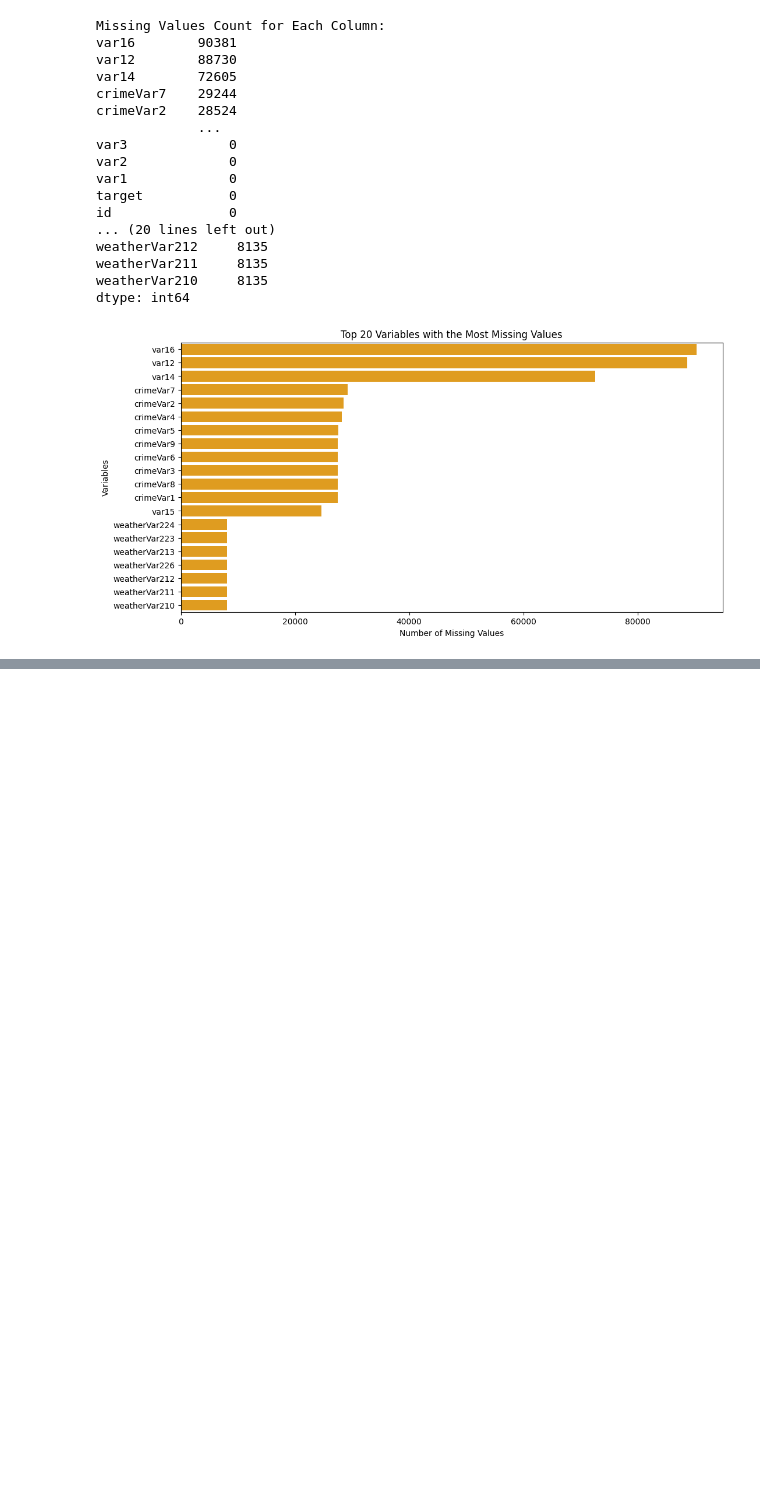
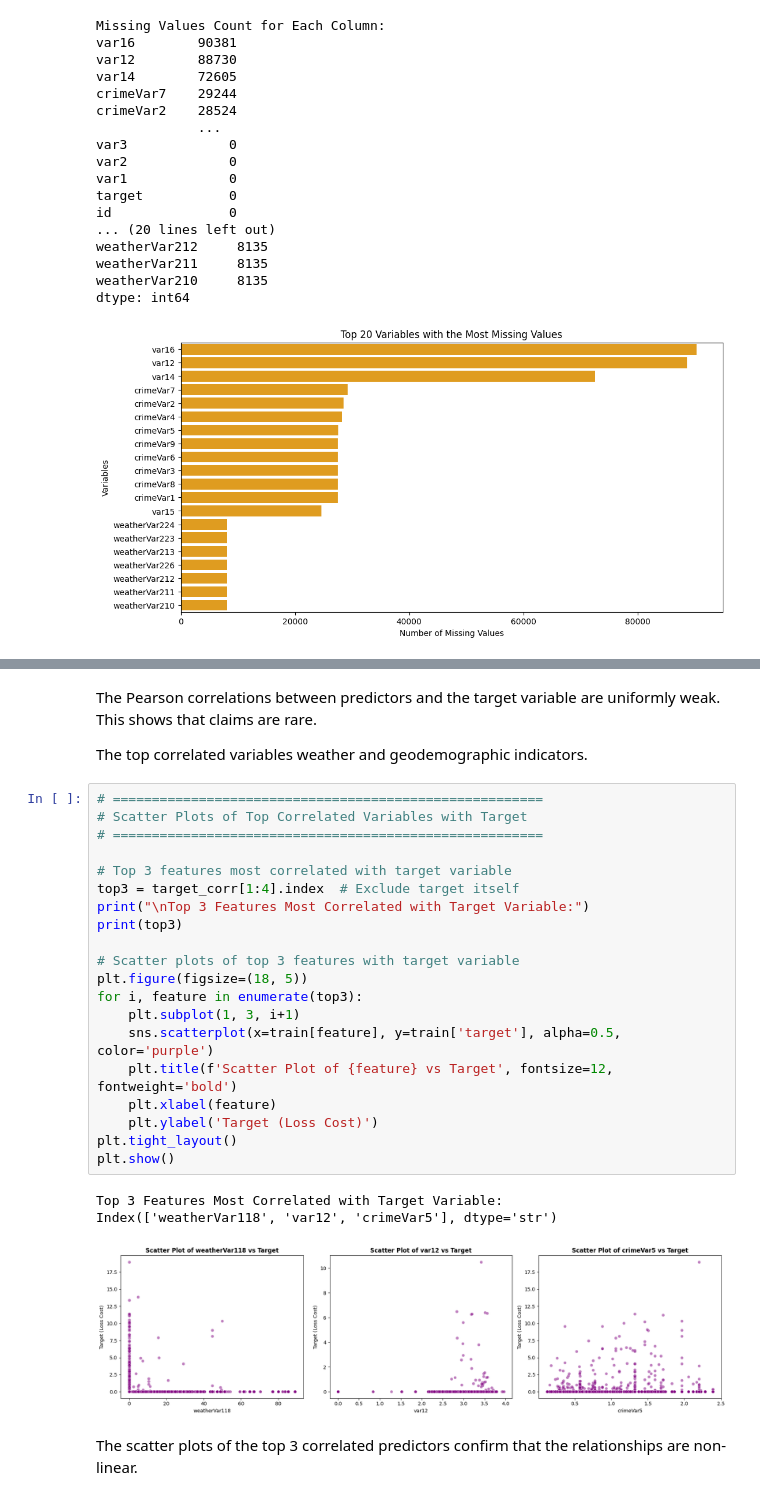
Before and after one commit to uni-Deb7943/TMU-CIND820, a Jupyter notebook: Allen_Debra_InitialResults.ipynb, the cells around one changed output, grey strips where cells are left out. Saved outputs shown, nothing was run; the diff lists cells and outputs as text; blank space fills up the shorter version.

```diff
--- a/Allen_Debra_InitialResults.ipynb
+++ b/Allen_Debra_InitialResults.ipynb
@@ -318,0 +397,30 @@ dtype: int64
+# %% [markdown]
+The Pearson correlations between predictors and the target variable are uniformly weak. This shows that claims are rare.
+
+The top correlated variables weather and geodemographic indicators.
+# %%
+# =======================================================
+# Scatter Plots of Top Correlated Variables with Target
+# =======================================================
+
+# Top 3 features most correlated with target variable
+top3 = target_corr[1:4].index  # Exclude target itself
+print("\nTop 3 Features Most Correlated with Target Variable:")
+print(top3)
+
+# Scatter plots of top 3 features with target variable
+plt.figure(figsize=(18, 5))
+for i, feature in enumerate(top3):
+    plt.subplot(1, 3, i+1)
+    sns.scatterplot(x=train[feature], y=train['target'], alpha=0.5, color='purple')
+    plt.title(f'Scatter Plot of {feature} vs Target', fontsize=12, fontweight='bold')
+    plt.xlabel(feature)
+    plt.ylabel('Target (Loss Cost)')
+plt.tight_layout()
+plt.show()
+# %% [output]
+Top 3 Features Most Correlated with Target Variable:
+Index(['weatherVar118', 'var12', 'crimeVar5'], dtype='str')
+[figure, added]
+# %% [markdown]
+The scatter plots of the top 3 correlated predictors confirm that the relationships are non-linear.
```
Also changed, not shown: parts of 2 cells of this notebook.
